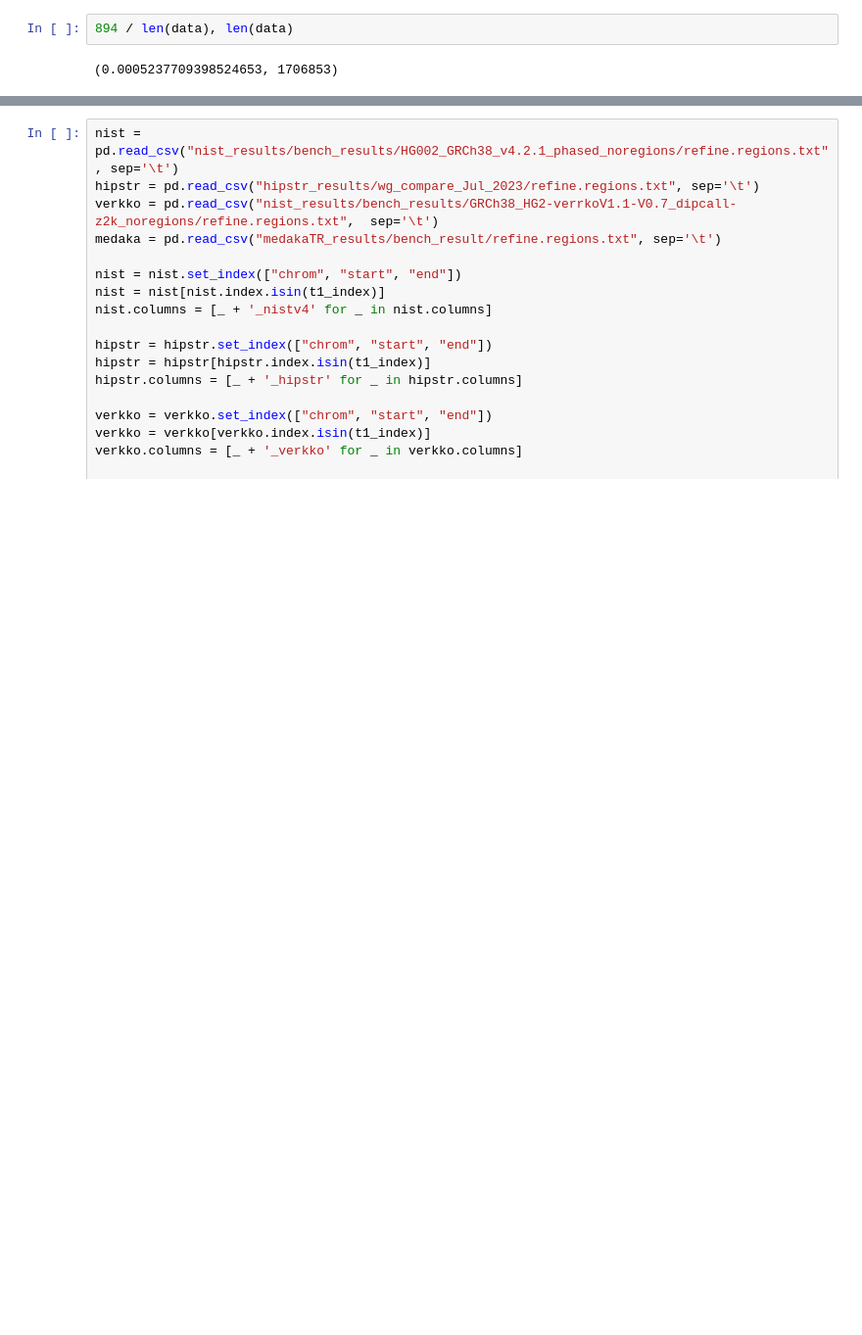
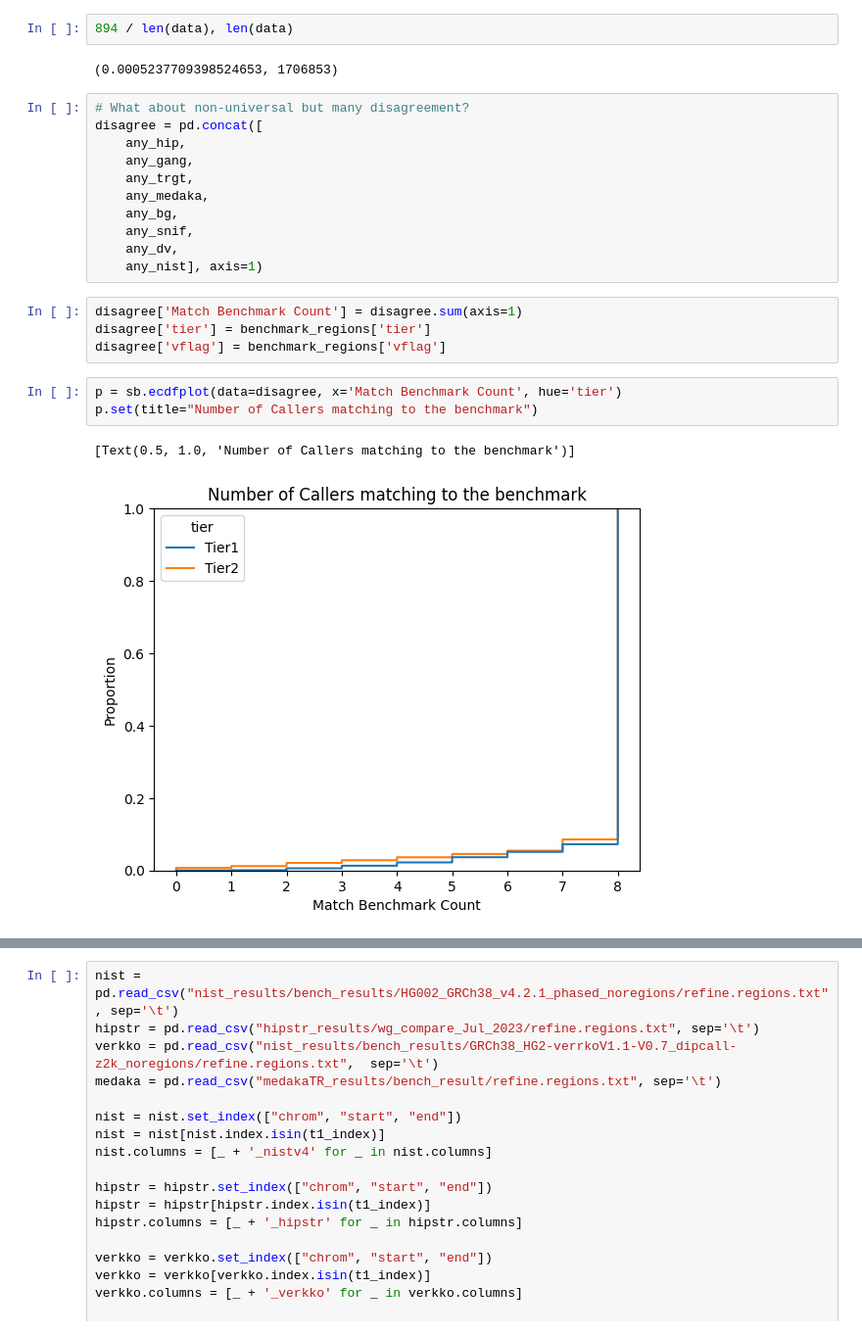
Before and after one commit to ACEnglish/adotto, a Jupyter notebook: manuscript/review_benchmarks/Analysis.ipynb, the cells around one changed output, grey strips where cells are left out. Shown at 98% size. Cells and saved outputs as stored; diff of their text form; blank space fills up the shorter version.

```diff
--- a/manuscript/review_benchmarks/Analysis.ipynb
+++ b/manuscript/review_benchmarks/Analysis.ipynb
@@ -426,3 +502,24 @@ dtype: int64
 894 / len(data), len(data)
 # %% [output]
 (0.0005237709398524653, 1706853)
+# %%
+# What about non-universal but many disagreement?
+disagree = pd.concat([
+    any_hip,
+    any_gang,
+    any_trgt,
+    any_medaka,
+    any_bg,
+    any_snif,
+    any_dv,
+    any_nist], axis=1)
+# %%
+disagree['Match Benchmark Count'] = disagree.sum(axis=1)
+disagree['tier'] = benchmark_regions['tier']
+disagree['vflag'] = benchmark_regions['vflag']
+# %%
+p = sb.ecdfplot(data=disagree, x='Match Benchmark Count', hue='tier')
+p.set(title="Number of Callers matching to the benchmark")
+# %% [output]
+[Text(0.5, 1.0, 'Number of Callers matching to the benchmark')]
+[figure, added]
```
Also changed, not shown: parts of 12 cells of this notebook, 1 other file.
